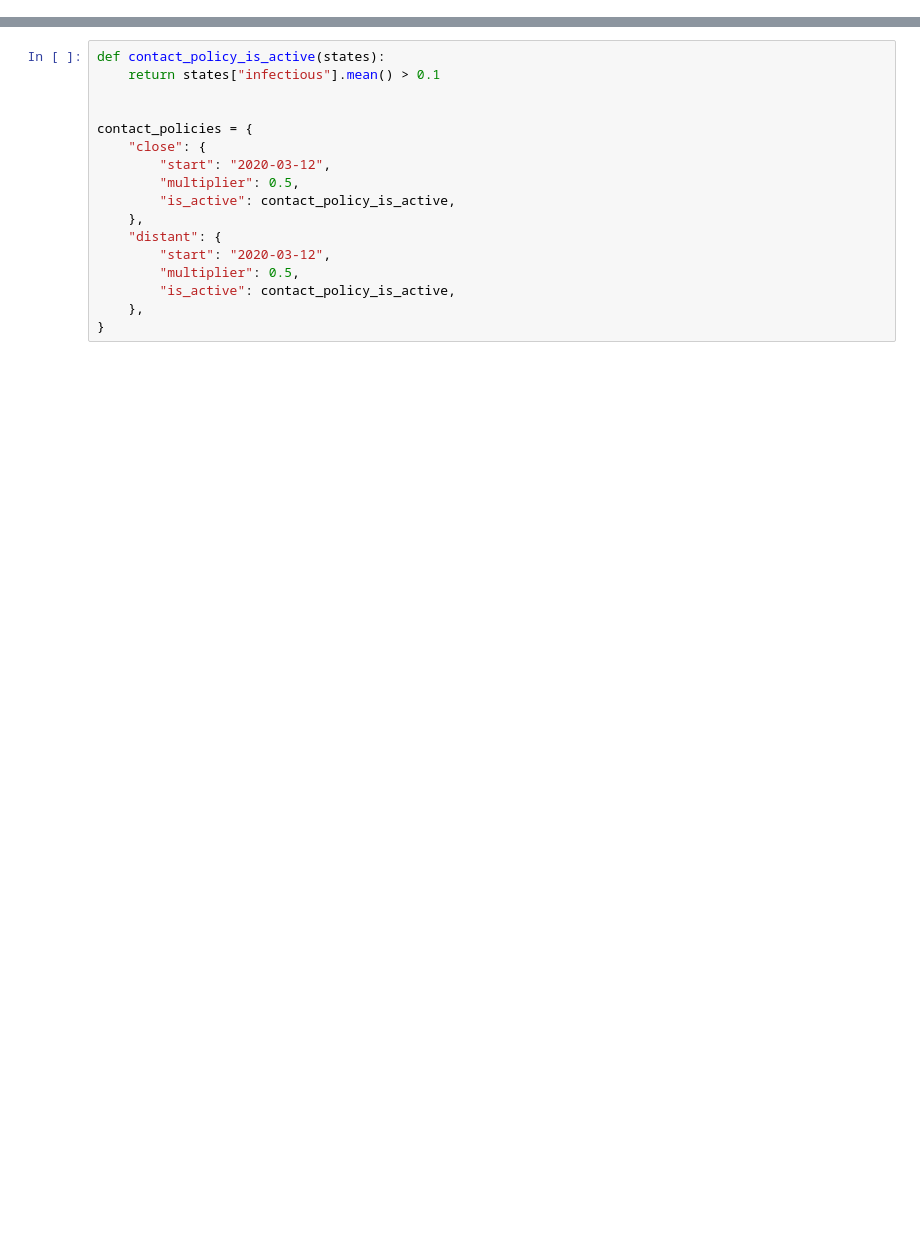
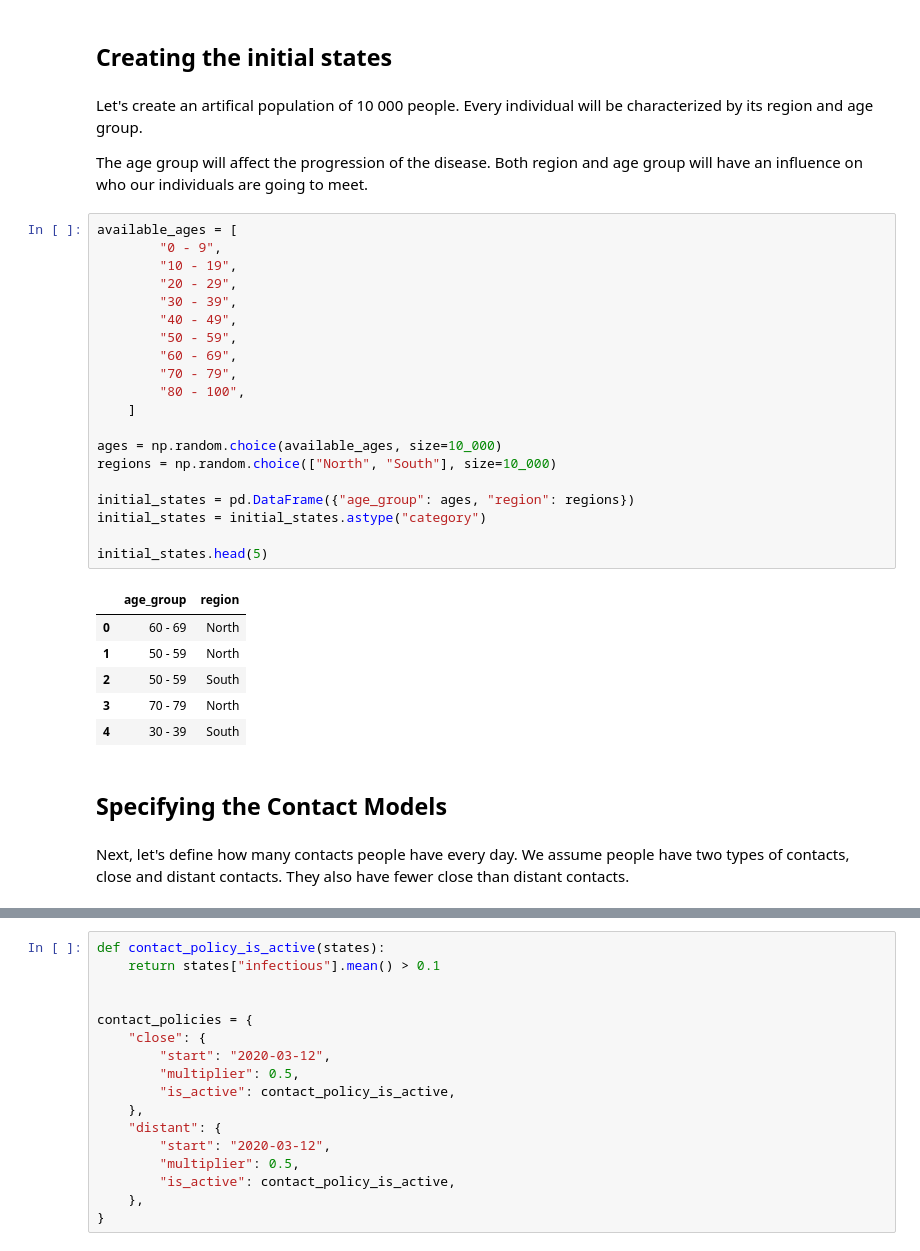
Before and after one commit to covid-19-impact-lab/sid, a Jupyter notebook: docs/source/tutorials/how_to_simulate.ipynb, the cells around one changed output, grey strips where cells are left out. Drawn from its saved outputs; the diff is of its cells as text; blank space fills up the shorter version.

```diff
--- a/docs/source/tutorials/how_to_simulate.ipynb
+++ b/docs/source/tutorials/how_to_simulate.ipynb
@@ -21,0 +24,40 @@ At first, we are loading some pre-defined parameters.
+# %% [markdown]
+## Creating the initial states
+# %% [markdown]
+Let's create an artifical population of 10 000 people.
+Every individual will be characterized by its region and age group.
+
+The age group will affect the progression of the disease.
+Both region and age group will have an influence on who our individuals are going to meet.
+# %%
+available_ages = [
+        "0 - 9",
+        "10 - 19",
+        "20 - 29",
+        "30 - 39",
+        "40 - 49",
+        "50 - 59",
+        "60 - 69",
+        "70 - 79",
+        "80 - 100",
+    ]
+
+ages = np.random.choice(available_ages, size=10_000)
+regions = np.random.choice(["North", "South"], size=10_000)
+
+initial_states = pd.DataFrame({"age_group": ages, "region": regions})
+initial_states = initial_states.astype("category")
+
+initial_states.head(5)
+# %% [output]
+|  | age_group | region |
+| 0 | 60 - 69 | North |
+| 1 | 50 - 59 | North |
+| 2 | 50 - 59 | South |
+| 3 | 70 - 79 | North |
+| 4 | 30 - 39 | South |
+# %% [markdown]
+## Specifying the Contact Models
+# %% [markdown]
+Next, let's define how many contacts people have every day.
+We assume people have two types of contacts, close and distant contacts. They also have fewer close than distant contacts.
```
Also changed, not shown: parts of 31 cells of this notebook.
